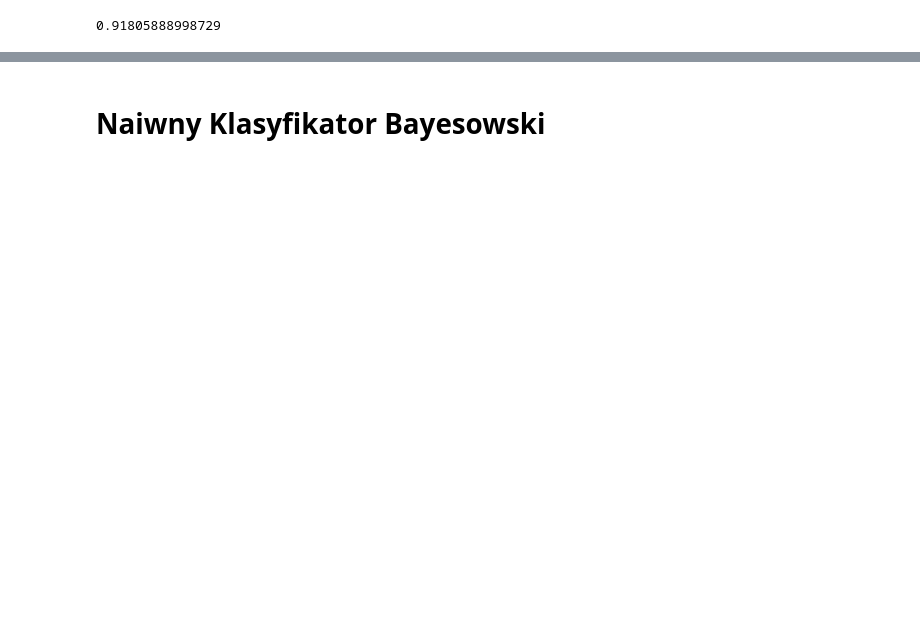
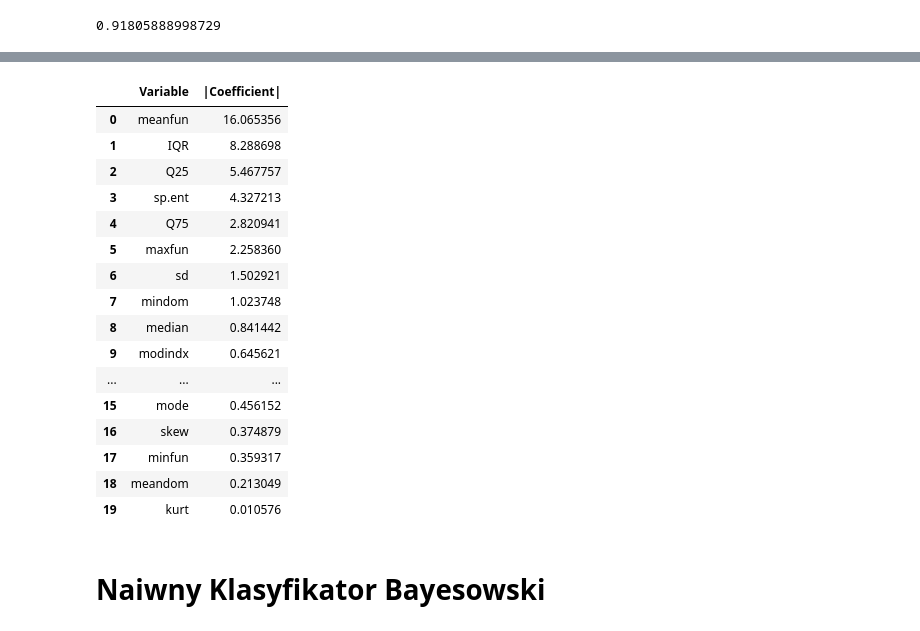
Before and after one commit to mini-pw/2021L-WUM, a Jupyter notebook: Projekty/Projekt1/Gryszkiewicz_Chylak/Wstępny_Model/model_wstepny.ipynb, the cells around one changed output, grey strips where cells are left out. Drawn from its saved outputs; the diff is of its cells as text; code cells hidden in the pictures; blank space fills up the shorter version.

```diff
--- a/Projekty/Projekt1/Gryszkiewicz_Chylak/Wstępny_Model/model_wstepny.ipynb
+++ b/Projekty/Projekt1/Gryszkiewicz_Chylak/Wstępny_Model/model_wstepny.ipynb
@@ -223,3 +223,26 @@ roc_auc_score(y_test, logistic_regression.predict_proba(X_test)[:,1])
+# %%
+importance = logistic_regression.coef_[0]
+importance_df = pd.DataFrame(list(zip(X.columns.values, abs(logistic_regression.coef_[0]))),
+               columns =['Variable', '|Coefficient|'])
+importance_df.sort_values(by = "|Coefficient|", ascending = False, ignore_index = True)
+# %% [output]
+|  | Variable | |Coefficient| |
+| 0 | meanfun | 16.065356 |
+| 1 | IQR | 8.288698 |
+| 2 | Q25 | 5.467757 |
+| 3 | sp.ent | 4.327213 |
+| 4 | Q75 | 2.820941 |
+| 5 | maxfun | 2.258360 |
+| 6 | sd | 1.502921 |
+| 7 | mindom | 1.023748 |
+| 8 | median | 0.841442 |
+| 9 | modindx | 0.645621 |
+| ... | ... | ... |
+| 15 | mode | 0.456152 |
+| 16 | skew | 0.374879 |
+| 17 | minfun | 0.359317 |
+| 18 | meandom | 0.213049 |
+| 19 | kurt | 0.010576 |
 # %% [markdown]
 # Naiwny Klasyfikator Bayesowski
 # %%
```
Also changed, not shown: parts of 23 cells of this notebook, 1 other file.
